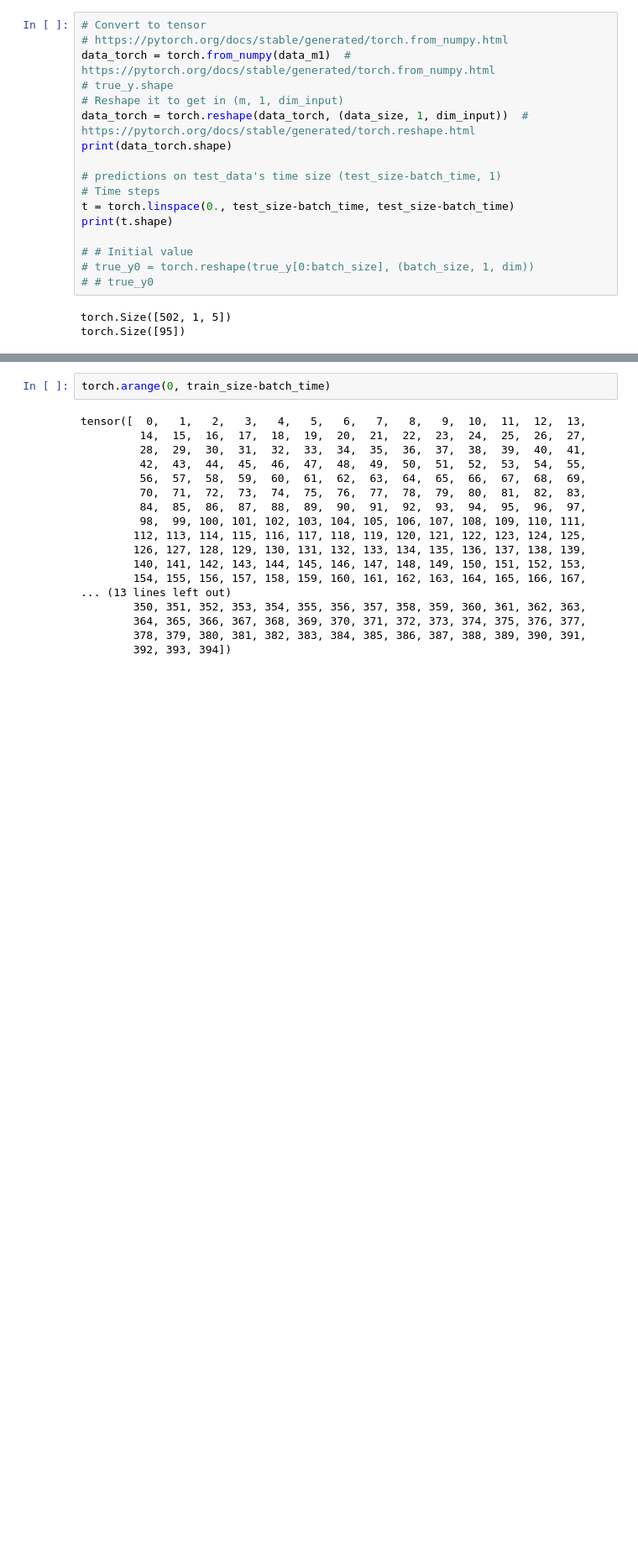
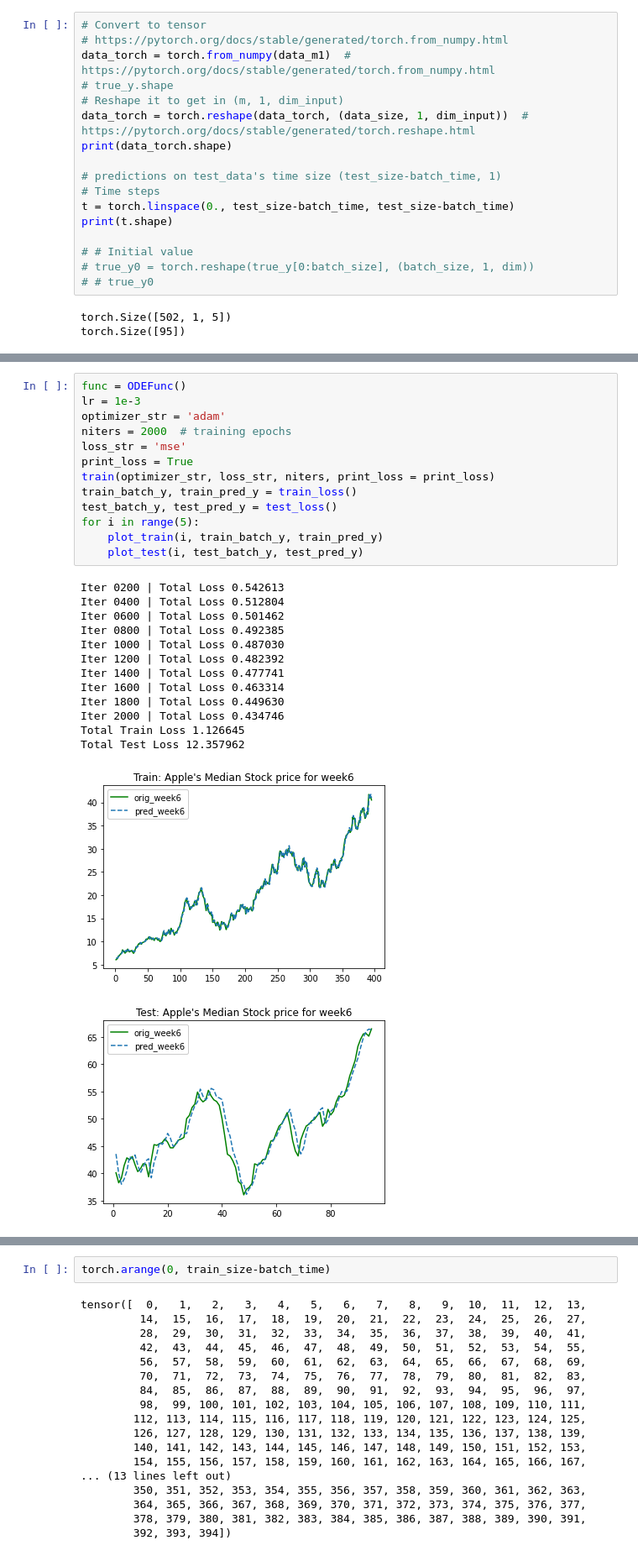
Before and after one commit to OmkarMehta/SSFwithNODE, a Jupyter notebook: simple-data-generator/neuralode_basic_median.ipynb, the cells around one changed output, grey strips where cells are left out. Shown at 84% size. Cells and saved outputs as stored; diff of their text form; blank space fills up the shorter version.

Commit message:
Trained on custom functions

```diff
--- a/simple-data-generator/neuralode_basic_median.ipynb
+++ b/simple-data-generator/neuralode_basic_median.ipynb
@@ -136,0 +275,28 @@ torch.Size([95])
+# %%
+func = ODEFunc()
+lr = 1e-3
+optimizer_str = 'adam'
+niters = 2000  # training epochs
+loss_str = 'mse'
+print_loss = True
+train(optimizer_str, loss_str, niters, print_loss = print_loss)
+train_batch_y, train_pred_y = train_loss()
+test_batch_y, test_pred_y = test_loss()
+for i in range(5):
+    plot_train(i, train_batch_y, train_pred_y)
+    plot_test(i, test_batch_y, test_pred_y)
+# %% [output]
+Iter 0200 | Total Loss 0.542613
+Iter 0400 | Total Loss 0.512804
+Iter 0600 | Total Loss 0.501462
+Iter 0800 | Total Loss 0.492385
+Iter 1000 | Total Loss 0.487030
+Iter 1200 | Total Loss 0.482392
+Iter 1400 | Total Loss 0.477741
+Iter 1600 | Total Loss 0.463314
+Iter 1800 | Total Loss 0.449630
+Iter 2000 | Total Loss 0.434746
+Total Train Loss 1.126645
+Total Test Loss 12.357962
+[figure, added]
+[figure, added]
```
Also changed, not shown: parts of 13 cells of this notebook.
